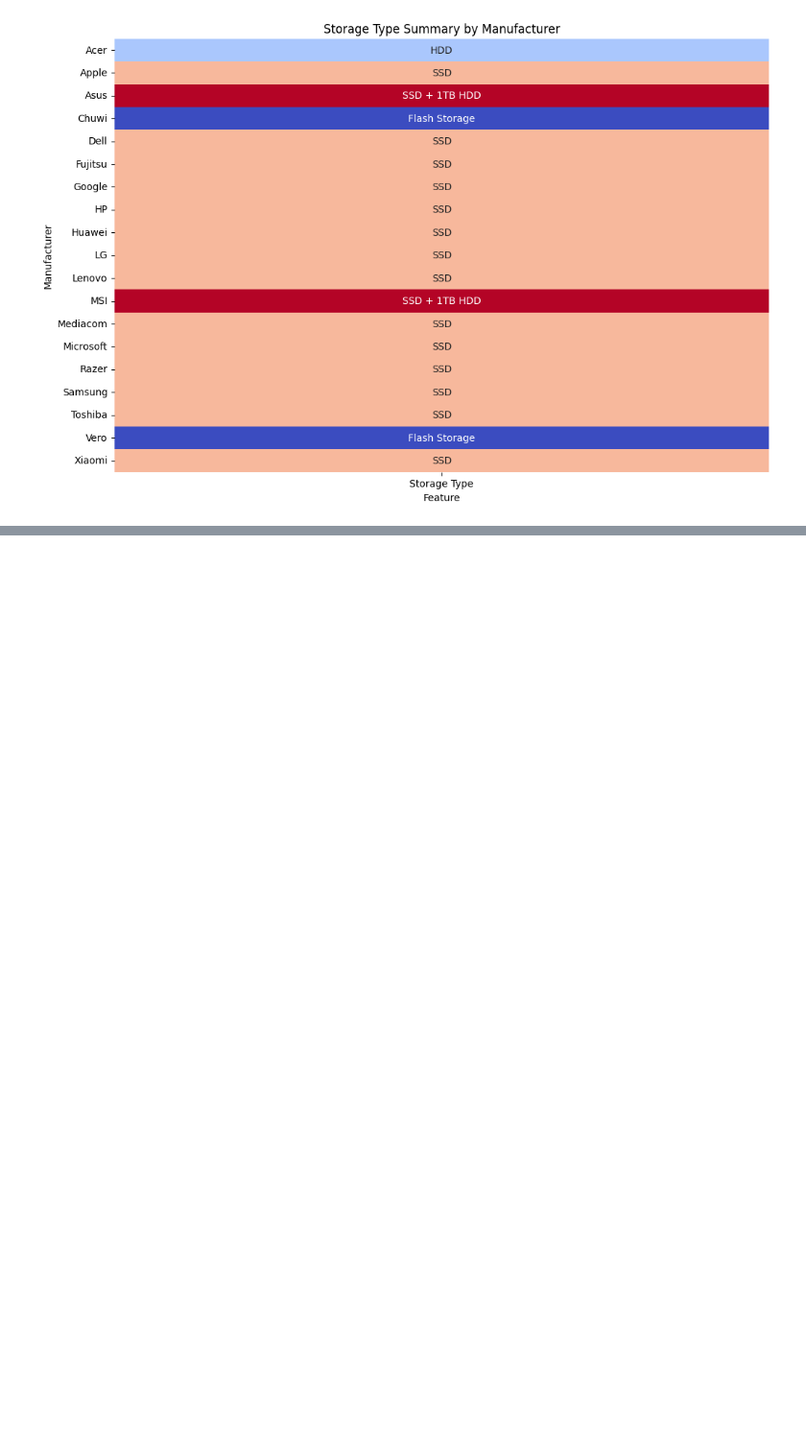
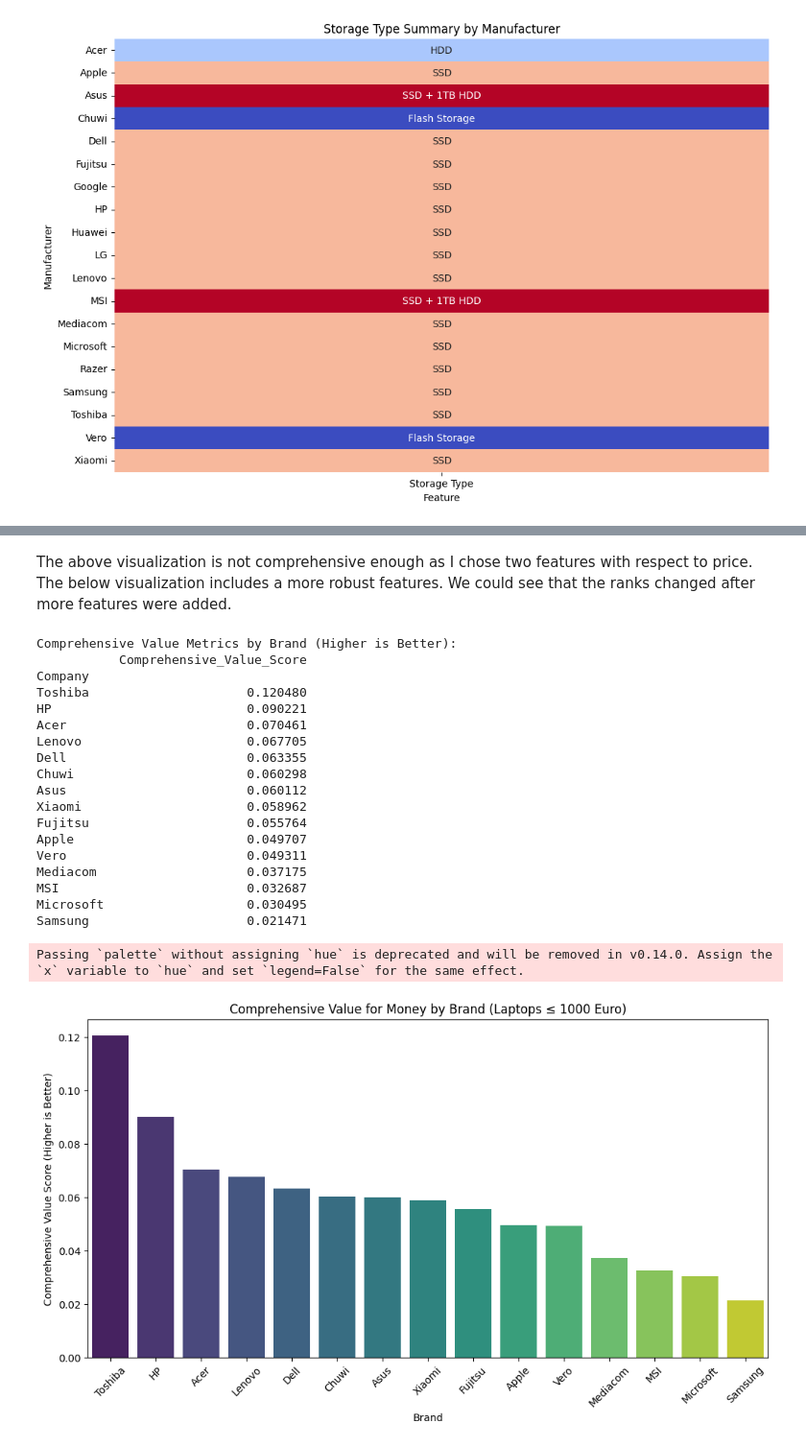
Before and after one commit to Folasewa/DS_Class_Project, a Jupyter notebook: Mini_Project_Folasewa_DS.ipynb, the cells around one changed output, grey strips where cells are left out. Shown at 96% size. Saved outputs shown, nothing was run; the diff lists cells and outputs as text; code cells hidden in the pictures; blank space fills up the shorter version.

```diff
--- a/Mini_Project_Folasewa_DS.ipynb
+++ b/Mini_Project_Folasewa_DS.ipynb
@@ -624,0 +765,68 @@ for col in categorical_features_mode.columns:
+# %% [markdown]
+The above visualization is not comprehensive enough as I chose two features with respect to price. The below visualization includes a more robust features. We could see that the ranks changed after more features were added.
+# %%
+# Calculate price per GB of RAM, GHz of CPU, and GB of storage
+laptop_data['Price_per_GB_RAM'] = laptop_data['Price (Euro)'] / laptop_data['RAM (GB)']
+laptop_data['Price_per_GHz_CPU'] = laptop_data['Price (Euro)'] / laptop_data['CPU_Frequency (GHz)']
+
+# Assuming 'Memory' column is cleaned to extract storage capacity in GB
+# Convert memory to numeric GB for analysis
+laptop_data['Storage_Capacity_GB'] = laptop_data['Memory'].str.extract(r'(\d+)').astype(int)
+laptop_data['Price_per_GB_Storage'] = laptop_data['Price (Euro)'] / laptop_data['Storage_Capacity_GB']
+
+# For Weight: Price per KG (optional, inversely proportional to value for portability)
+laptop_data['Price_per_kg'] = laptop_data['Price (Euro)'] / laptop_data['Weight (kg)']
+
+# Combine these into a single comprehensive value score
+# Adjust weights to reflect importance (e.g., RAM: 30%, CPU: 30%, Storage: 20%, Screen Size: 20%)
+laptop_data['Comprehensive_Value_Score'] = (
+    0.3 * (laptop_data['RAM (GB)'] / laptop_data['Price (Euro)']) +  # Higher is better
+    0.3 * (laptop_data['CPU_Frequency (GHz)'] / laptop_data['Price (Euro)']) +  # Higher is better
+    0.2 * (laptop_data['Storage_Capacity_GB'] / laptop_data['Price (Euro)']) +  # Higher is better
+    0.2 * (laptop_data['Inches'] / laptop_data['Price (Euro)'])  # Higher is better
+)
+
+# Apply a threshold for pocket-friendly laptops
+threshold_price = 1000  # Adjustable threshold
+pocket_friendly_laptops = laptop_data[laptop_data['Price (Euro)'] <= threshold_price]
+
+# Group by brand and calculate the average comprehensive value score
+value_metrics = pocket_friendly_laptops.groupby('Company')[['Comprehensive_Value_Score']].mean()
+
+# Sort by Comprehensive Value Score (higher is better)
+value_metrics_sorted = value_metrics.sort_values(by='Comprehensive_Value_Score', ascending=False)
+
+# Display results
+print("Comprehensive Value Metrics by Brand (Higher is Better):")
+print(value_metrics_sorted)
+
+
+# Bar plot for comprehensive value score
+plt.figure(figsize=(12, 6))
+sns.barplot(x=value_metrics_sorted.index, y=value_metrics_sorted['Comprehensive_Value_Score'], palette='viridis')
+plt.title('Comprehensive Value for Money by Brand (Laptops ≤ 1000 Euro)')
+plt.ylabel('Comprehensive Value Score (Higher is Better)')
+plt.xlabel('Brand')
+plt.xticks(rotation=45)
+plt.show()
+# %% [output]
+Comprehensive Value Metrics by Brand (Higher is Better):
+           Comprehensive_Value_Score
+Company
+Toshiba                     0.120480
+HP                          0.090221
+Acer                        0.070461
+Lenovo                      0.067705
+Dell                        0.063355
+Chuwi                       0.060298
+Asus                        0.060112
+Xiaomi                      0.058962
+Fujitsu                     0.055764
+Apple                       0.049707
+Vero                        0.049311
+Mediacom                    0.037175
+MSI                         0.032687
+Microsoft                   0.030495
+Samsung                     0.021471
+Passing `palette` without assigning `hue` is deprecated and will be removed in v0.14.0. Assign the `x` variable to `hue` and set `legend=False` for the same effect.
+[figure, added]
```
Also changed, not shown: parts of 4 cells of this notebook.
